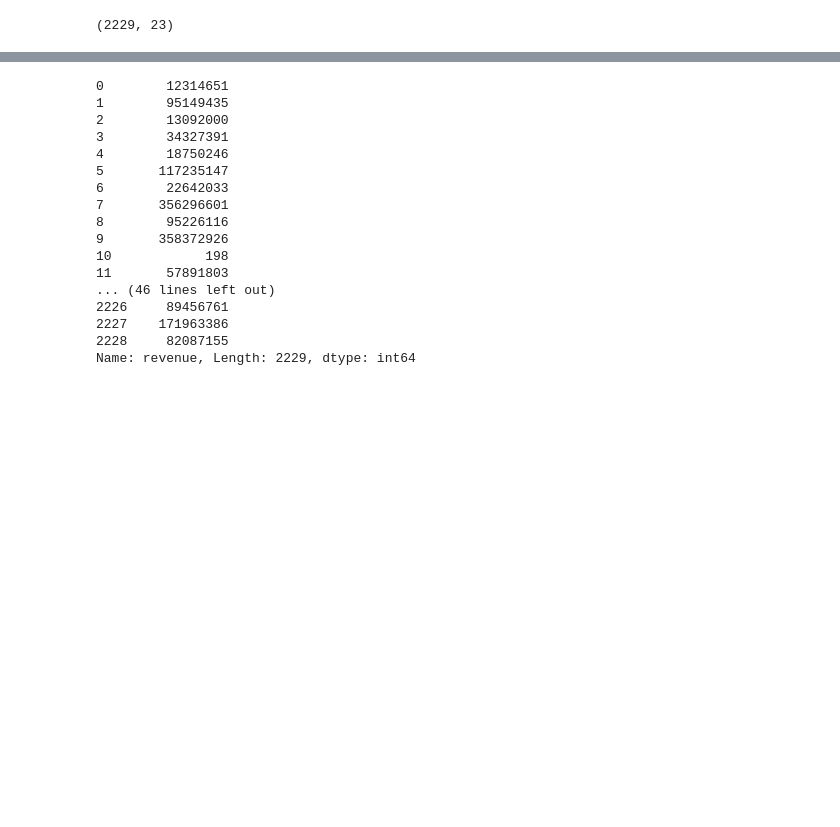
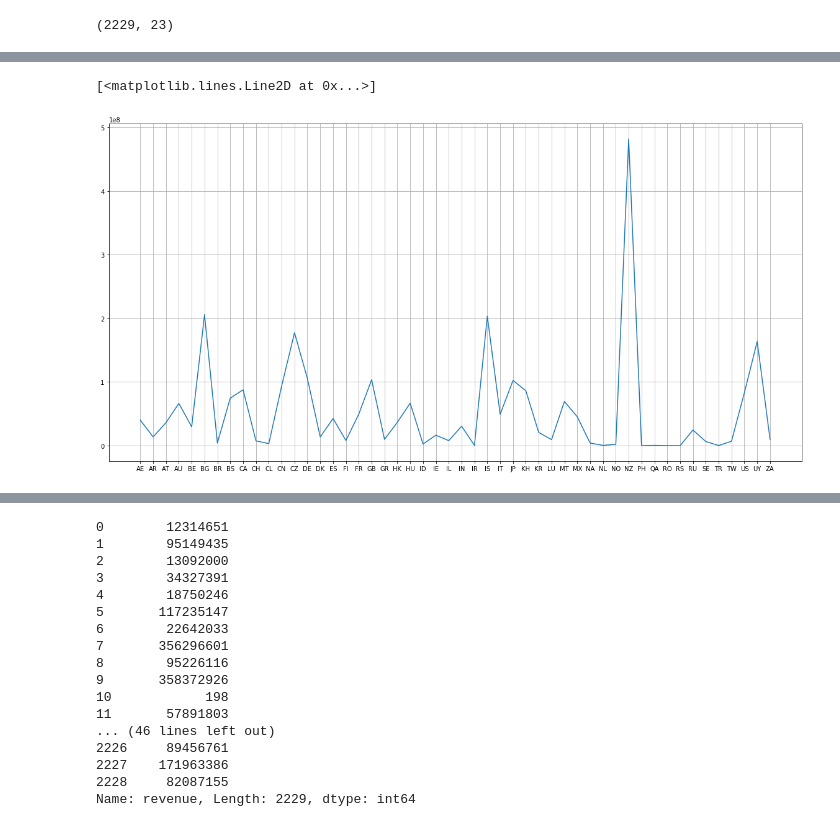
Before and after one commit to JONGSKY/data_science_kaggle, a Jupyter notebook: tmdb_box_office_prediction/code/Untitled.ipynb, the cells around one changed output, grey strips where cells are left out. Saved outputs shown, nothing was run; the diff lists cells and outputs as text; code cells hidden in the pictures; blank space fills up the shorter version.

```diff
--- a/tmdb_box_office_prediction/code/Untitled.ipynb
+++ b/tmdb_box_office_prediction/code/Untitled.ipynb
@@ -380,0 +577,14 @@ train_df['{1}'], train_df['{2}'] = train_df['genres']
+# %%
+company_id_0_dummies = pd.get_dummies(train_prepro_data['company_id_0'])[[11,420,436,9383,521,16561,4676,89312,5295]]
+# %%
+train_prepro_data = pd.concat([train_prepro_data, company_id_0_dummies],axis=1)
+
+del train_prepro_data['company_id_0']
+# %%
+df = pd.DataFrame(train_prepro_data.groupby(['country_id_0'])['revenue'].mean())
+plt.figure(figsize=(20,10))
+plt.grid()
+plt.plot(df)
+# %% [output]
+[<matplotlib.lines.Line2D at 0x...>]
+[figure, added]
```
Also changed, not shown: parts of 74 cells of this notebook, 1 other file.
